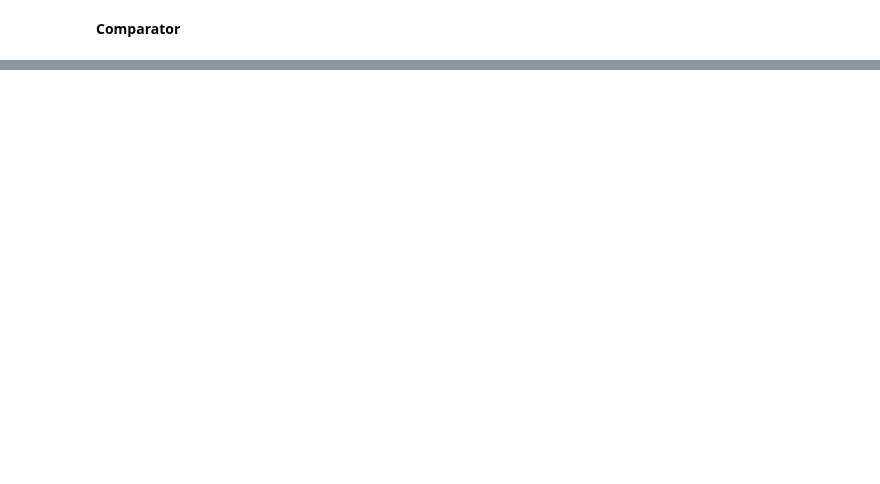
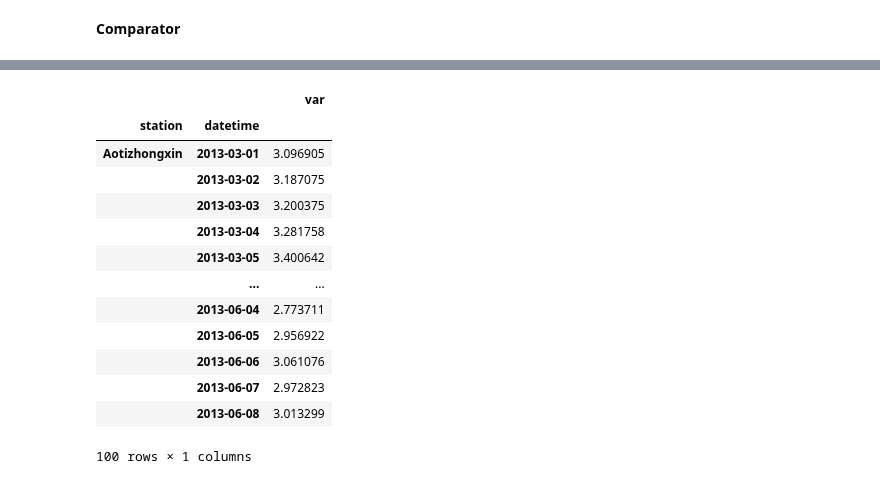
Before and after one commit to scikit-learn-contrib/qolmat, a Jupyter notebook: qolmat/notebooks/benchmark.ipynb, the cells around one changed output, grey strips where cells are left out. Saved outputs shown, nothing was run; the diff lists cells and outputs as text; code cells hidden in the pictures; blank space fills up the shorter version.

```diff
--- a/qolmat/notebooks/benchmark.ipynb
+++ b/qolmat/notebooks/benchmark.ipynb
@@ -146,0 +209,17 @@ AttributeError: 'ImputeByInterpolation' object has no attribute 'method'
+# %%
+dfs_imputed["EM"]
+# %% [output]
+|  |  | var |
+| station | datetime |  |
+| Aotizhongxin | 2013-03-01 | 3.096905 |
+|  | 2013-03-02 | 3.187075 |
+|  | 2013-03-03 | 3.200375 |
+|  | 2013-03-04 | 3.281758 |
+|  | 2013-03-05 | 3.400642 |
+|  | ... | ... |
+|  | 2013-06-04 | 2.773711 |
+|  | 2013-06-05 | 2.956922 |
+|  | 2013-06-06 | 3.061076 |
+|  | 2013-06-07 | 2.972823 |
+|  | 2013-06-08 | 3.013299 |
+100 rows × 1 columns
```
Also changed, not shown: parts of 11 cells of this notebook, 4 other files.
